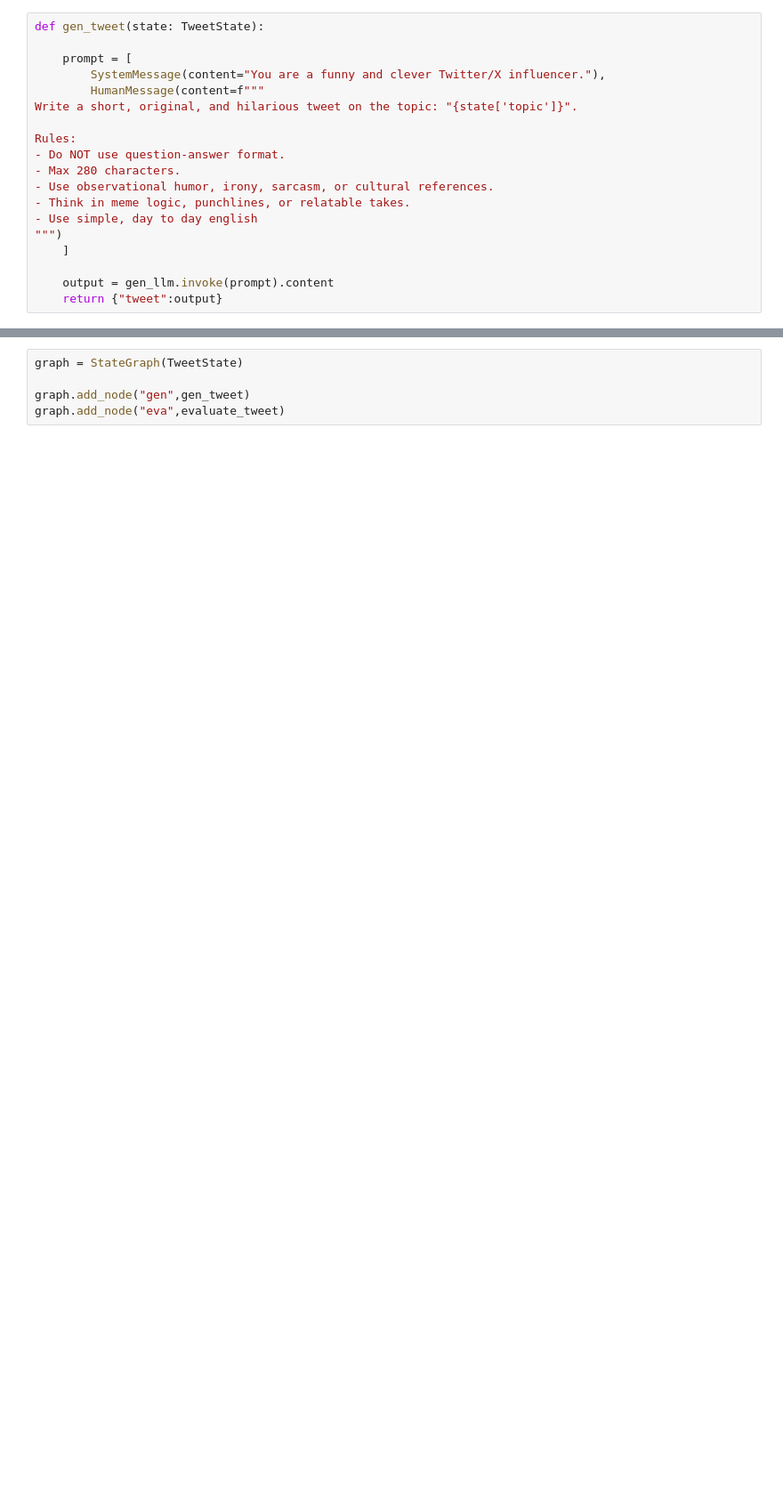
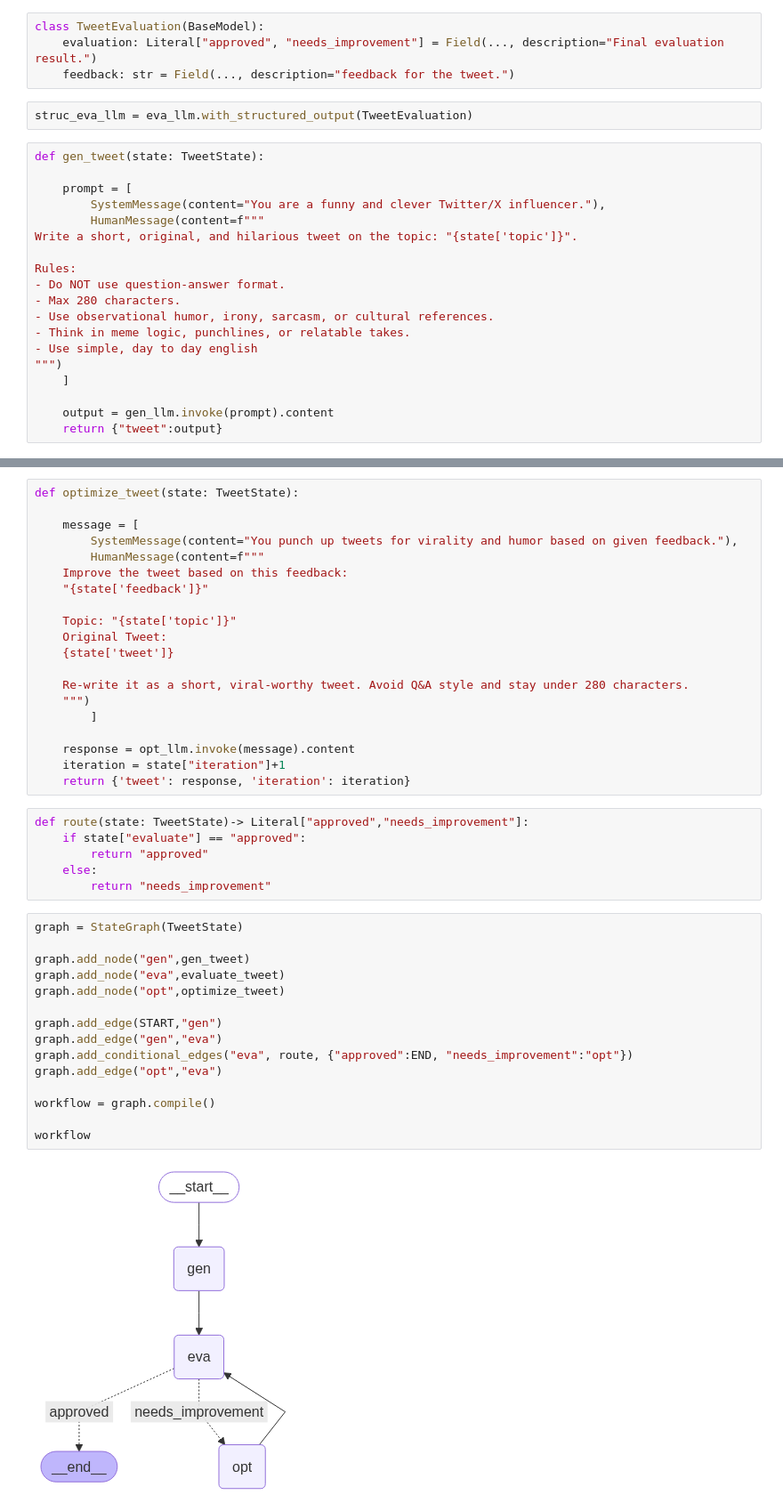
Before and after one commit to bantee-sharma/langgraph, a Jupyter notebook: newx.ipynb, the cells around one changed output, grey strips where cells are left out. Shown: that part at 89% size. Drawn from its saved outputs; the diff is of its cells as text; blank space fills up the shorter version.

```diff
--- a/newx.ipynb
+++ b/newx.ipynb
@@ -20,3 +22,9 @@ class TweetState(TypedDict):
+# %%
+class TweetEvaluation(BaseModel):
+    evaluation: Literal["approved", "needs_improvement"] = Field(..., description="Final evaluation result.")
+    feedback: str = Field(..., description="feedback for the tweet.")
+# %%
+struc_eva_llm = eva_llm.with_structured_output(TweetEvaluation)
 # %%
 def gen_tweet(state: TweetState):
 
@@ -39,5 +79,43 @@ Rules:
+# %%
+def optimize_tweet(state: TweetState):
+
+    message = [
+        SystemMessage(content="You punch up tweets for virality and humor based on given feedback."),
+        HumanMessage(content=f"""
+    Improve the tweet based on this feedback:
+    "{state['feedback']}"
+
+    Topic: "{state['topic']}"
+    Original Tweet:
+    {state['tweet']}
+
+    Re-write it as a short, viral-worthy tweet. Avoid Q&A style and stay under 280 characters.
+    """)
+        ]
+
+    response = opt_llm.invoke(message).content
+    iteration = state["iteration"]+1
+    return {'tweet': response, 'iteration': iteration}
+# %%
+def route(state: TweetState)-> Literal["approved","needs_improvement"]:
+    if state["evaluate"] == "approved":
+        return "approved"
+    else:
+        return "needs_improvement"
 # %%
 graph = StateGraph(TweetState)
 
 graph.add_node("gen",gen_tweet)
 graph.add_node("eva",evaluate_tweet)
+graph.add_node("opt",optimize_tweet)
+
+graph.add_edge(START,"gen")
+graph.add_edge("gen","eva")
+graph.add_conditional_edges("eva", route, {"approved":END, "needs_improvement":"opt"})
+graph.add_edge("opt","eva")
+
+workflow = graph.compile()
+
+workflow
+# %% [output]
+[figure, added]
```
Also changed, not shown: parts of 5 cells of this notebook.
